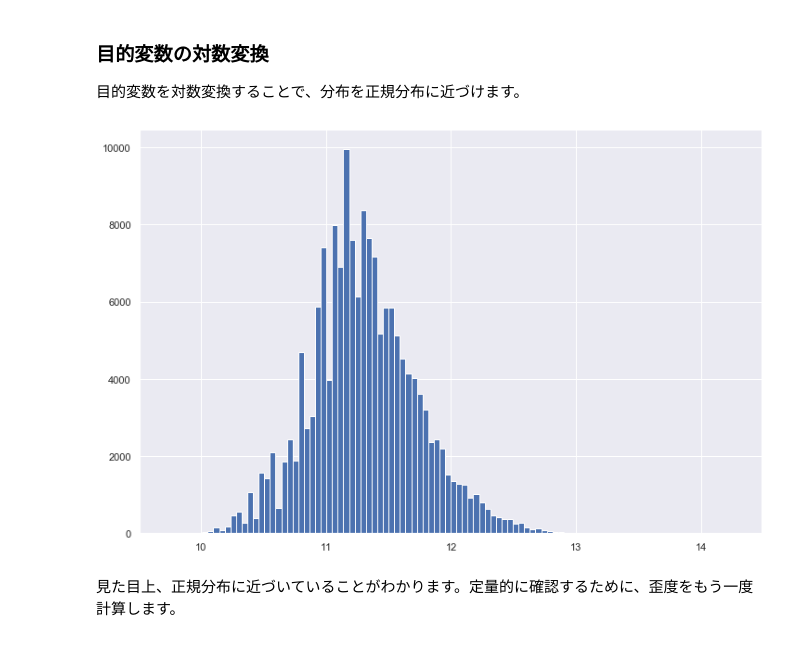
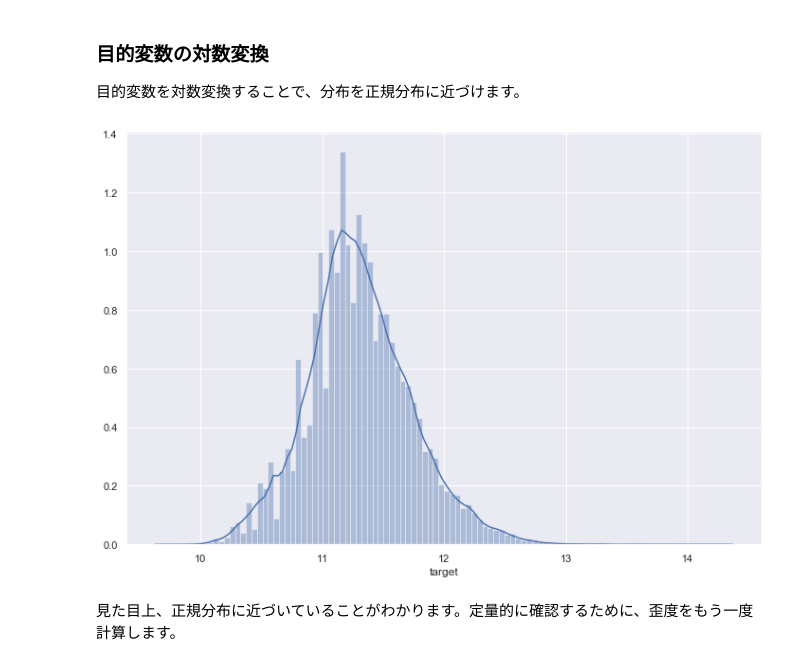
Before and after one commit to m7142yosuke/Tokyo-house-price-prediction-portfolio, a Jupyter notebook: 不動産価格予測.ipynb, the cells around one changed output. Drawn from its saved outputs; the diff is of its cells as text; code cells hidden in the pictures.

```diff
--- a/不動産価格予測.ipynb
+++ b/不動産価格予測.ipynb
@@ -215,11 +220,11 @@ scipy.stats.skew(df_all['target'])
 # %%
 import numpy as np
 
 plt.figure(figsize=(12, 8))
-plt.hist(np.log1p(df_all['target']), bins=100)
+sns.distplot(np.log1p(df_all['target']), bins=100)
 plt.show()
 # %% [output]
-[figure, old version]
+[figure, new version]
 # %% [markdown]
 見た目上、正規分布に近づいていることがわかります。定量的に確認するために、歪度をもう一度計算します。
 # %%
```
Also changed, not shown: parts of 121 cells of this notebook, 27 other files.
